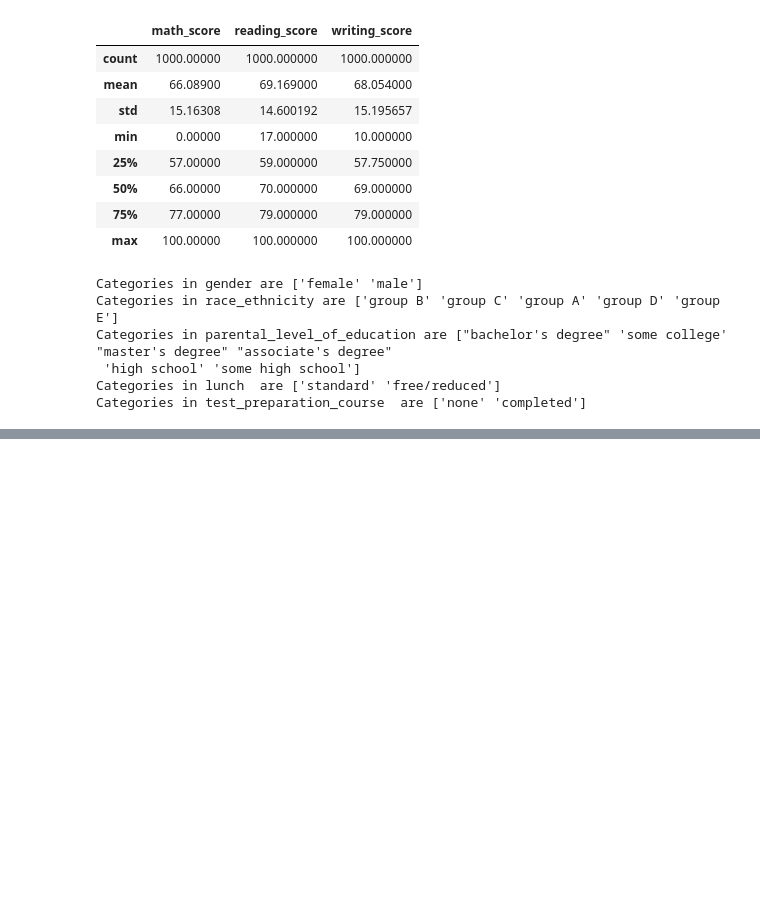
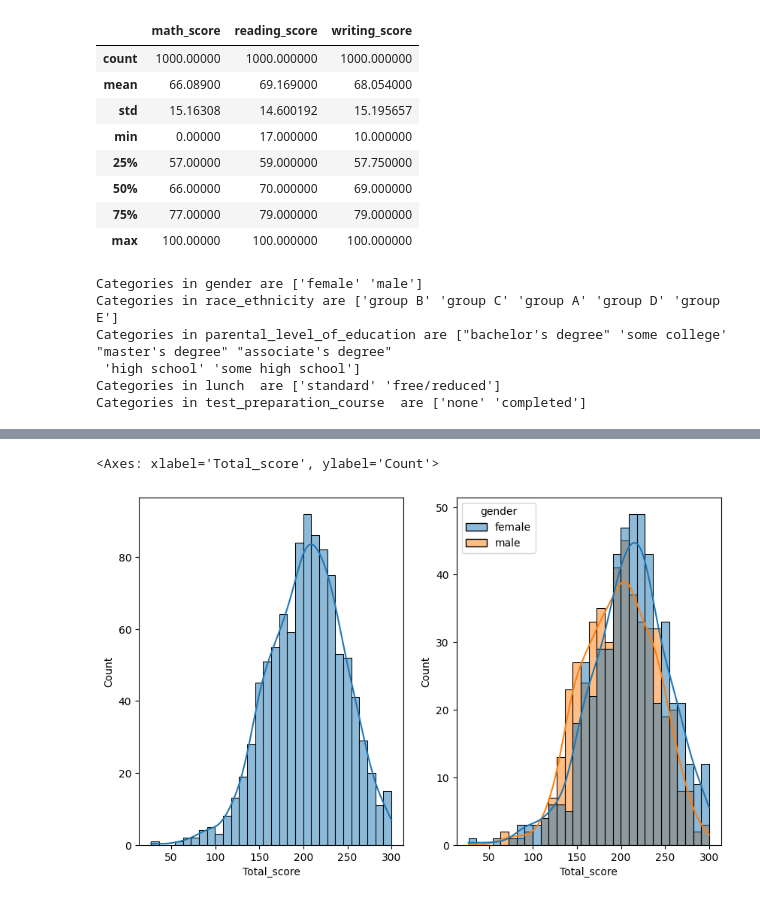
Before and after one commit to snehuvarbhe/Machine-learning-project, a Jupyter notebook: notebook/EDA STUDENT PERFORMANCE.ipynb, the cells around one changed output, grey strips where cells are left out. Drawn from its saved outputs; the diff is of its cells as text; code cells hidden in the pictures; blank space fills up the shorter version.

```diff
--- a/notebook/EDA STUDENT PERFORMANCE.ipynb
+++ b/notebook/EDA STUDENT PERFORMANCE.ipynb
@@ -130,0 +161,9 @@ Categories in test_preparation_course  are ['none' 'completed']
+# %%
+plt.figure(figsize=(10,6))
+plt.subplot(1,2,1)
+sns.histplot(data=df,x=df['Total_score'],bins=30,kde=True)
+plt.subplot(1,2,2)
+sns.histplot(data=df,x=df['Total_score'],bins=30,hue=df['gender'],kde=True)
+# %% [output]
+<Axes: xlabel='Total_score', ylabel='Count'>
+[figure, added]
```
Also changed, not shown: parts of 13 cells of this notebook, 35 other files.
